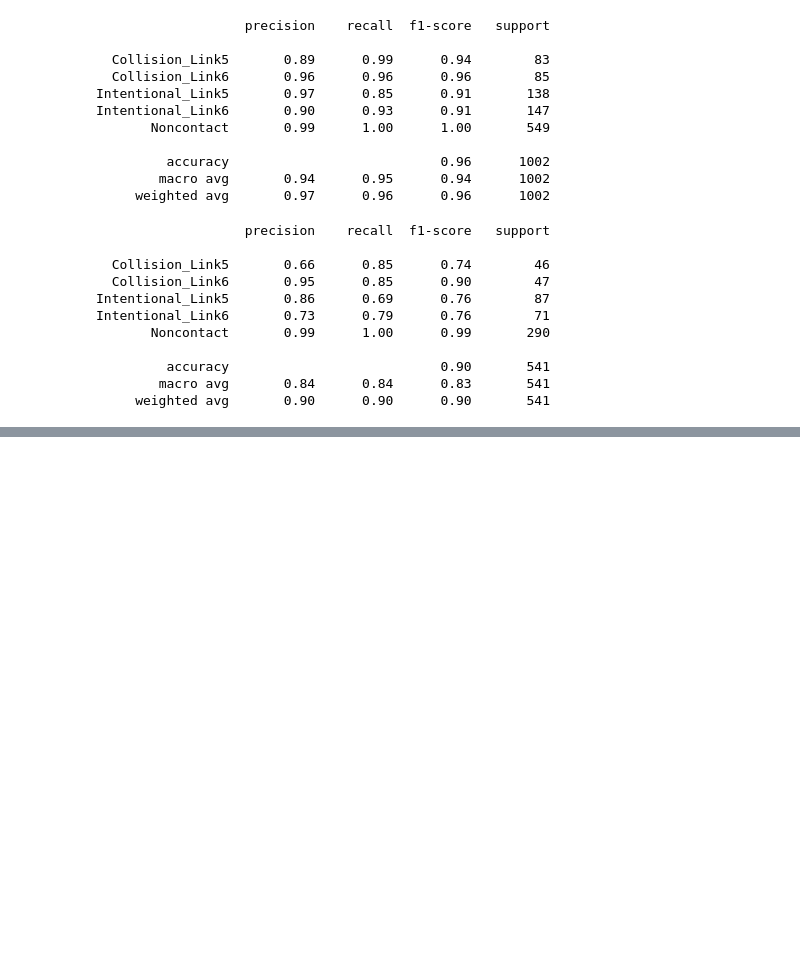
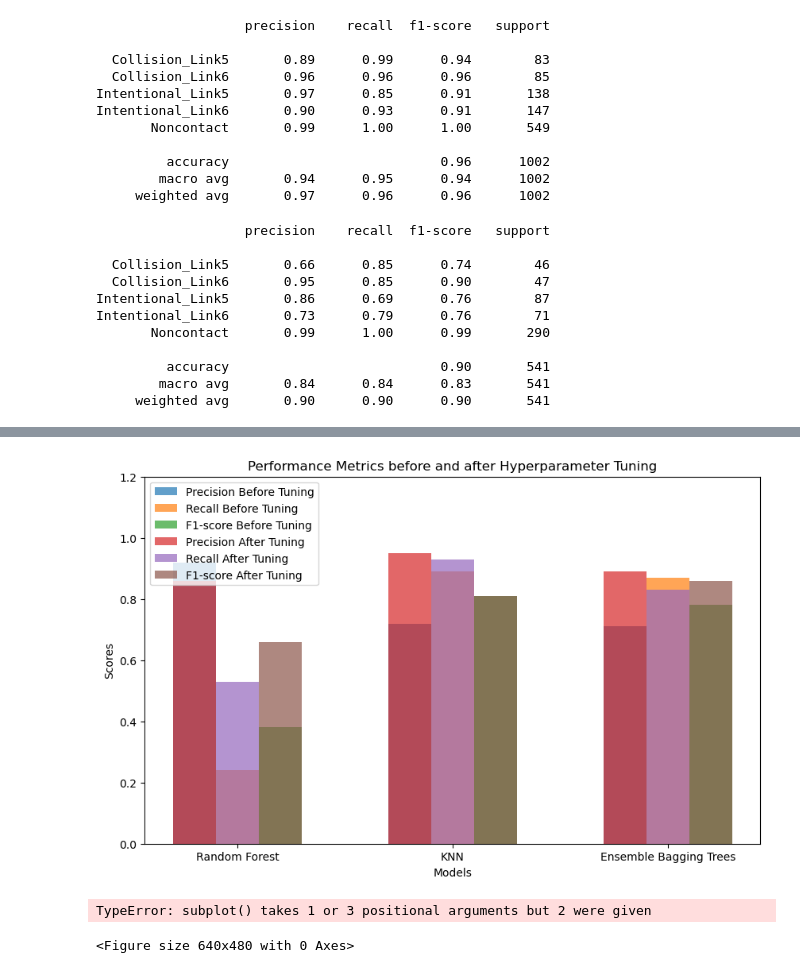
Before and after one commit to amalshaji4540/ML_project, a Jupyter notebook: Contact_detection.ipynb, the cells around one changed output, grey strips where cells are left out. Drawn from its saved outputs; the diff is of its cells as text; code cells hidden in the pictures; blank space fills up the shorter version.

```diff
--- a/Contact_detection.ipynb
+++ b/Contact_detection.ipynb
@@ -39,7 +50,13 @@ data['Var1'].value_counts().plot.pie()
 # %%
 length=len(data.axes[1])
 # %%
+count=0
 for i in range(length):
     s=data.isnull().sum().get(i)
     if(s!=0):
         print(i)
+        count=count+1
+if(count==0):
+    print("Null values are not present in the dataset")
+else:
+    print(f"{count} null values are present in the dataset")
@@ -230,0 +464,70 @@ f1_score(labels_test,predicted_test,average='weighted')
+# %%
+import matplotlib.pyplot as plt
+import numpy as np
+
+# Precision, recall, and F1-scores before hyperparameter tuning
+precision_before = [0.92, 0.72, 0.71]  # Precision scores for Random Forest, KNN, Ensemble Bagging Trees
+recall_before = [0.24, 0.89, 0.87]  # Recall scores for Random Forest, KNN, Ensemble Bagging Trees
+f1_before = [0.38, 0.81, 0.78]  # F1-scores for Random Forest, KNN, Ensemble Bagging Trees
+
+# Precision, recall, and F1-scores after hyperparameter tuning
+precision_after = [0.86, 0.95, 0.89]  # Precision scores for Random Forest, KNN, Ensemble Bagging Trees
+recall_after = [0.53, 0.93, 0.83]  # Recall scores for Random Forest, KNN, Ensemble Bagging Trees
+f1_after = [0.66, 0.81, 0.86]  # F1-scores for Random Forest, KNN, Ensemble Bagging Trees
+
+models = ['Random Forest', 'KNN', 'Ensemble Bagging Trees']
+labels = ['Precision', 'Recall', 'F1-score']
+bar_width = 0.2
+x = np.arange(len(models))
+
+plt.figure(figsize=(10, 6))
+
+for i, metric in enumerate([precision_before, recall_before, f1_before]):
+    plt.bar(x + i * bar_width, metric, width=bar_width, label=labels[i] + ' Before Tuning', alpha=0.7)
+
+for i, metric in enumerate([precision_after, recall_after, f1_after]):
+    plt.bar(x + i * bar_width, metric, width=bar_width, alpha=0.7, label=labels[i] + ' After Tuning')
+
+plt.xlabel('Models')
+plt.ylabel('Scores')
+plt.title('Performance Metrics before and after Hyperparameter Tuning')
+plt.xticks(x + bar_width, models)
+plt.legend()
+plt.ylim(0, 1.2)
+
+plt.show()
+# %% [output]
+[figure, added]
+# %%
+import matplotlib.pyplot as plt
+import numpy as np
+
+species = ("Precision", "Recall","f1-score")
+penguin_means = {
+    'Random forest': (48,52,50),
+    'Bagging Classifier': (86,69,76),
+    'K-nearest neighbor': (86,70,77)
+}
+
+x = np.arange(len(species))  # the label locations
+width = 0.25  # the width of the bars
+multiplier = 0
+
+fig, ax = plt.subplots(layout='constrained')
+
+for attribute, measurement in penguin_means.items():
+    offset = width * multiplier
+    rects = ax.bar(x + offset, measurement, width, label=attribute)
+    ax.bar_label(rects, padding=3)
+    multiplier += 1
+
+# Add some text for labels, title and custom x-axis tick labels, etc.
+ax.set_ylabel('Percentange')
+ax.set_xticks(x + width, species)
+ax.legend(loc='upper left', ncols=3)
+ax.set_ylim(0, 250)
+
+plt.show()
+# %% [output]
+TypeError: subplot() takes 1 or 3 positional arguments but 2 were given
+<Figure size 640x480 with 0 Axes>
```
Also changed, not shown: parts of 50 cells of this notebook, 2 other files.
